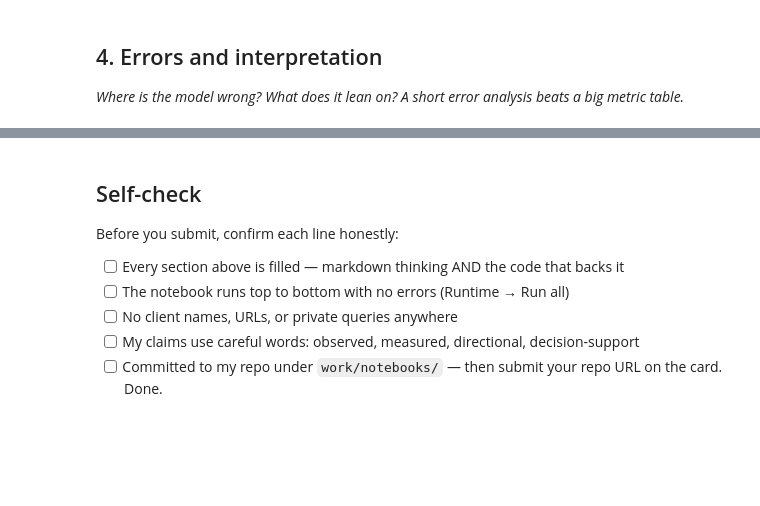
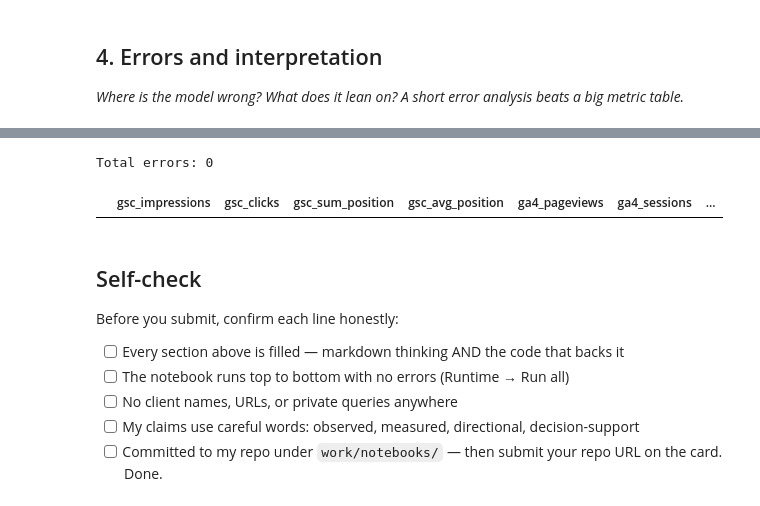
Before and after one commit to jawad66108/flyrank_ML_internship, a Jupyter notebook: work/notebooks/w05_model.ipynb, the cells around one changed output, grey strips where cells are left out. Drawn from its saved outputs; the diff is of its cells as text; code cells hidden in the pictures; blank space fills up the shorter version.

```diff
--- a/work/notebooks/w05_model.ipynb
+++ b/work/notebooks/w05_model.ipynb
@@ -34,6 +298,27 @@ This skeleton is yours to fill. Work the sections **in order** — each one has
 # %%
 # This cell is for CODE (numbers, a query, a check).
 # Write your text answer in the cell ABOVE this one — typing sentences here breaks Run All.
+# Create error analysis dataframe
+
+errors = X_test.copy()
+
+errors["actual"] = y_test.values
+errors["predicted"] = model_pred
+
+
+# Show incorrect predictions
+
+model_errors = errors[
+    errors["actual"] != errors["predicted"]
+]
+
+
+print("Total errors:", len(model_errors))
+
+model_errors.head(10)
+# %% [output]
+Total errors: 0
+|  | gsc_impressions | gsc_clicks | gsc_sum_position | gsc_avg_position | ga4_pageviews | ga4_sessions | ... |
 # %% [markdown]
 ## Self-check
 
```
Also changed, not shown: parts of 22 cells of this notebook.
